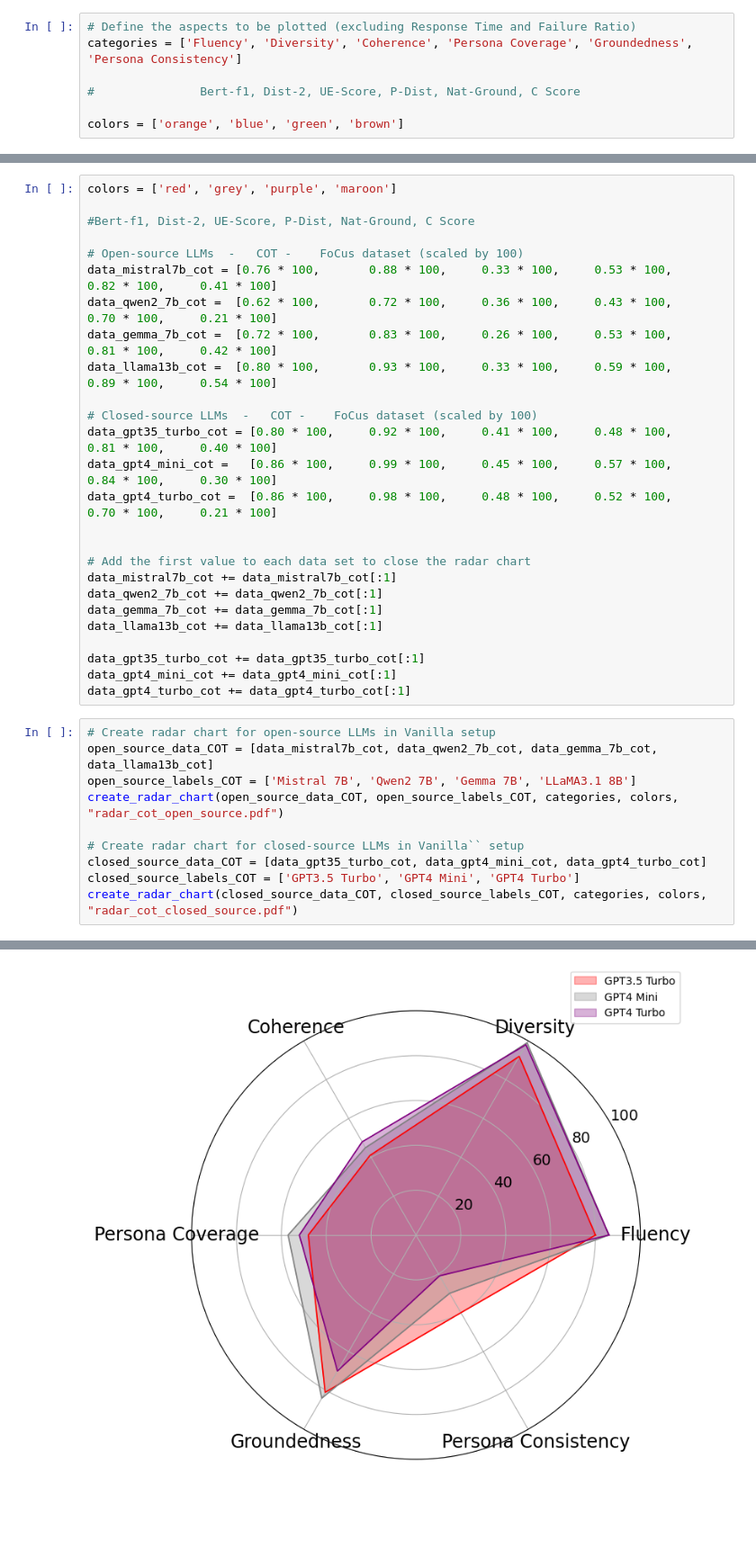
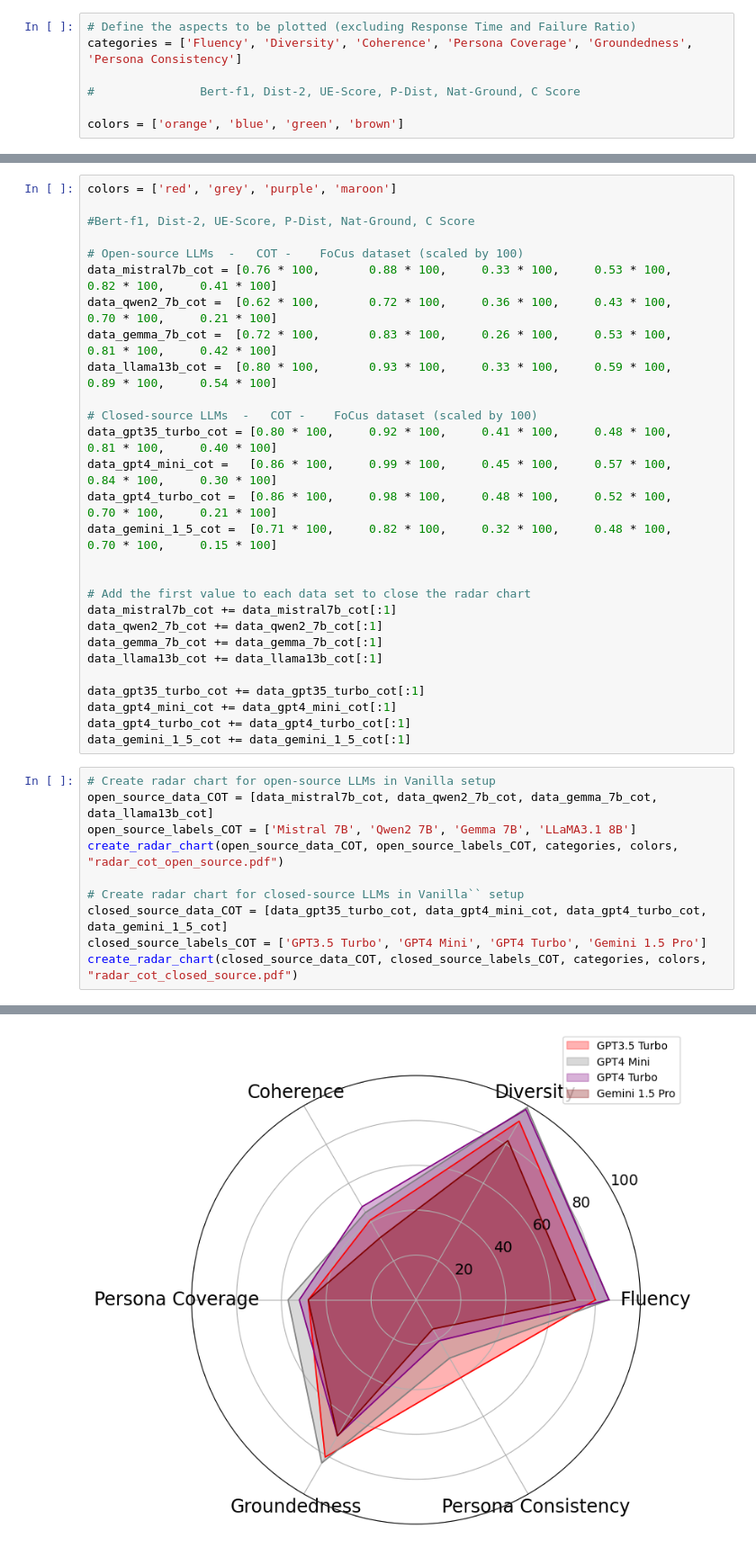
Before and after one commit to salehafzoon/PersoBench, a Jupyter notebook: plots.ipynb, the cells around one changed output, grey strips where cells are left out. Shown at 90% size. Saved outputs shown, nothing was run; the diff lists cells and outputs as text; blank space fills up the shorter version.

```diff
--- a/plots.ipynb
+++ b/plots.ipynb
@@ -183,6 +183,7 @@ data_llama13b_cot =  [0.80 * 100,       0.93 * 100,     0.33 * 100,     0.59 * 1
 data_gpt35_turbo_cot = [0.80 * 100,     0.92 * 100,     0.41 * 100,     0.48 * 100,     0.81 * 100,     0.40 * 100]
 data_gpt4_mini_cot =   [0.86 * 100,     0.99 * 100,     0.45 * 100,     0.57 * 100,     0.84 * 100,     0.30 * 100]
 data_gpt4_turbo_cot =  [0.86 * 100,     0.98 * 100,     0.48 * 100,     0.52 * 100,     0.70 * 100,     0.21 * 100]
+data_gemini_1_5_cot =  [0.71 * 100,     0.82 * 100,     0.32 * 100,     0.48 * 100,     0.70 * 100,     0.15 * 100]
 
 
 # Add the first value to each data set to close the radar chart
@@ -194,16 +195,17 @@ data_llama13b_cot += data_llama13b_cot[:1]
 data_gpt35_turbo_cot += data_gpt35_turbo_cot[:1]
 data_gpt4_mini_cot += data_gpt4_mini_cot[:1]
 data_gpt4_turbo_cot += data_gpt4_turbo_cot[:1]
+data_gemini_1_5_cot += data_gemini_1_5_cot[:1]
 # %%
 # Create radar chart for open-source LLMs in Vanilla setup
 open_source_data_COT = [data_mistral7b_cot, data_qwen2_7b_cot, data_gemma_7b_cot, data_llama13b_cot]
 open_source_labels_COT = ['Mistral 7B', 'Qwen2 7B', 'Gemma 7B', 'LLaMA3.1 8B']
 create_radar_chart(open_source_data_COT, open_source_labels_COT, categories, colors, "radar_cot_open_source.pdf")
 
 # Create radar chart for closed-source LLMs in Vanilla`` setup
-closed_source_data_COT = [data_gpt35_turbo_cot, data_gpt4_mini_cot, data_gpt4_turbo_cot]
-closed_source_labels_COT = ['GPT3.5 Turbo', 'GPT4 Mini', 'GPT4 Turbo']
+closed_source_data_COT = [data_gpt35_turbo_cot, data_gpt4_mini_cot, data_gpt4_turbo_cot, data_gemini_1_5_cot]
+closed_source_labels_COT = ['GPT3.5 Turbo', 'GPT4 Mini', 'GPT4 Turbo', 'Gemini 1.5 Pro']
 create_radar_chart(closed_source_data_COT, closed_source_labels_COT, categories, colors, "radar_cot_closed_source.pdf")
 # %% [output]
 [figure]
-[figure, old version]
+[figure, new version]
```
Also changed, not shown: parts of 4 cells of this notebook, 38 other files.
